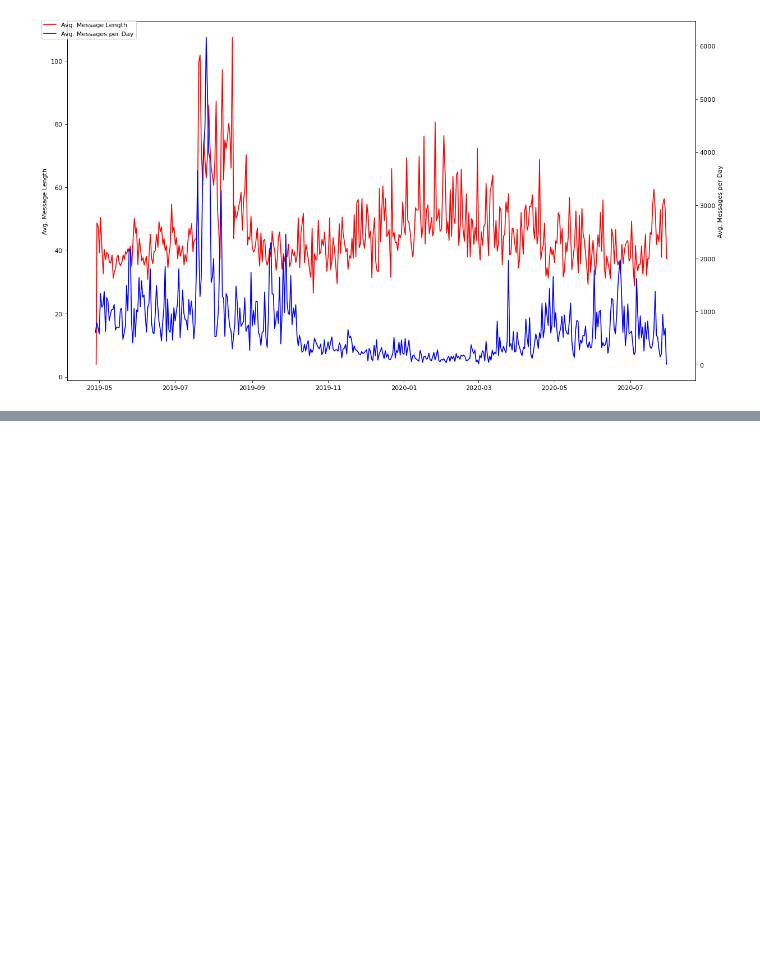
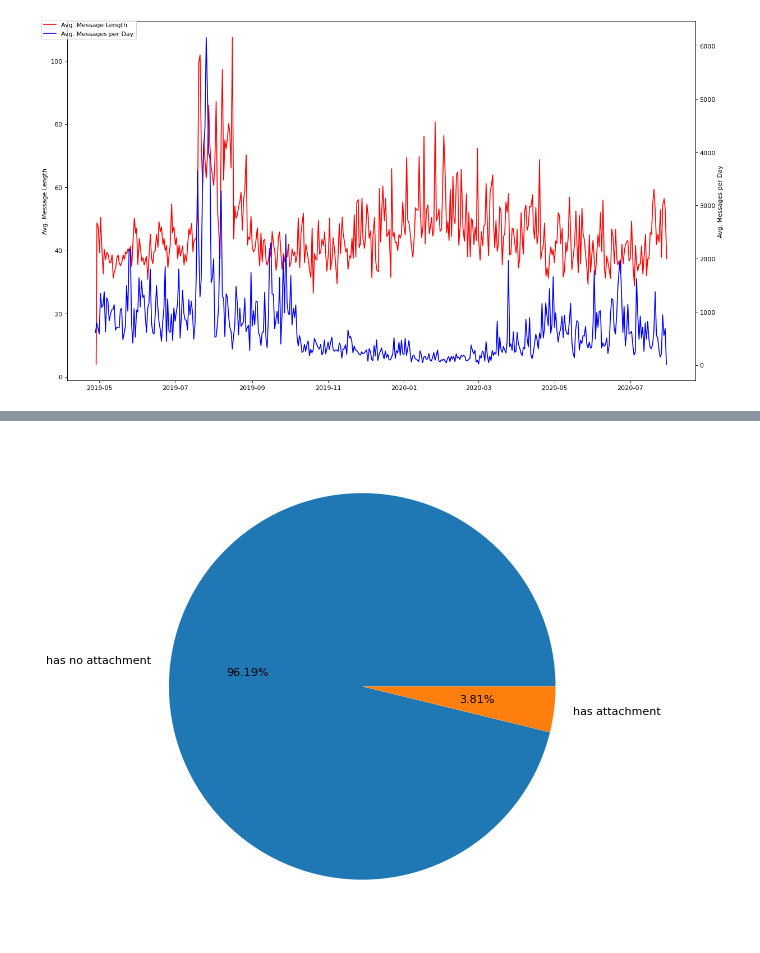
Before and after one commit to dev-schueppchen/kirby-results, a Jupyter notebook: Messages.ipynb, the cells around one changed output, grey strips where cells are left out. Cells and saved outputs as stored; diff of their text form; code cells hidden in the pictures; blank space fills up the shorter version.

Commit message:
add message attachment stats

```diff
--- a/Messages.ipynb
+++ b/Messages.ipynb
@@ -177,13 +177,13 @@ last_day = 0
 c_length = 0
 count = 0
 for m in messages_data.clone():
-    date = m.get('timestamp')
+    ts = m.get('timestamp')
     c_length += m.get('contentlen')
     count += 1
-    if date.day != last_day:
-        last_day = date.day
+    if ts.day != last_day:
+        last_day = ts.day
         lengths.append(c_length / count)
-        dates.append(date)
+        dates.append(ts)
         c_length = 0
         count = 0
 
@@ -218,0 +223,31 @@ plt.show()
+# %%
+labels = ['has no attachment', 'has attachment']
+counts = [0, 0]
+msgs_w_attachments_per_day = {}
+msgs_w_attachments_per_month = {}
+
+for m in messages_data.clone():
+    i = 1 if m.get('attachment') else 0
+    counts[i] += 1
+
+    ts = m.get('timestamp')
+    day = date(ts.year, ts.month, ts.day)
+    month = date(ts.year, ts.month, 15)
+
+    if day not in msgs_w_attachments_per_day:
+        msgs_w_attachments_per_day[day] = i
+    else:
+        msgs_w_attachments_per_day[day] += i
+        msgs_w_attachments_per_day[day] /= 2
+
+    if month not in msgs_w_attachments_per_month:
+        msgs_w_attachments_per_month[month] = i
+    else:
+        msgs_w_attachments_per_month[month] += i
+        msgs_w_attachments_per_month[month] /= 2
+
+plt.figure(figsize=(8, 8), dpi=80)
+plt.pie(counts, labels=labels, autopct='%1.2f%%')
+plt.show()
+# %% [output]
+[figure, added]
```
Also changed, not shown: parts of 4 cells of this notebook.
